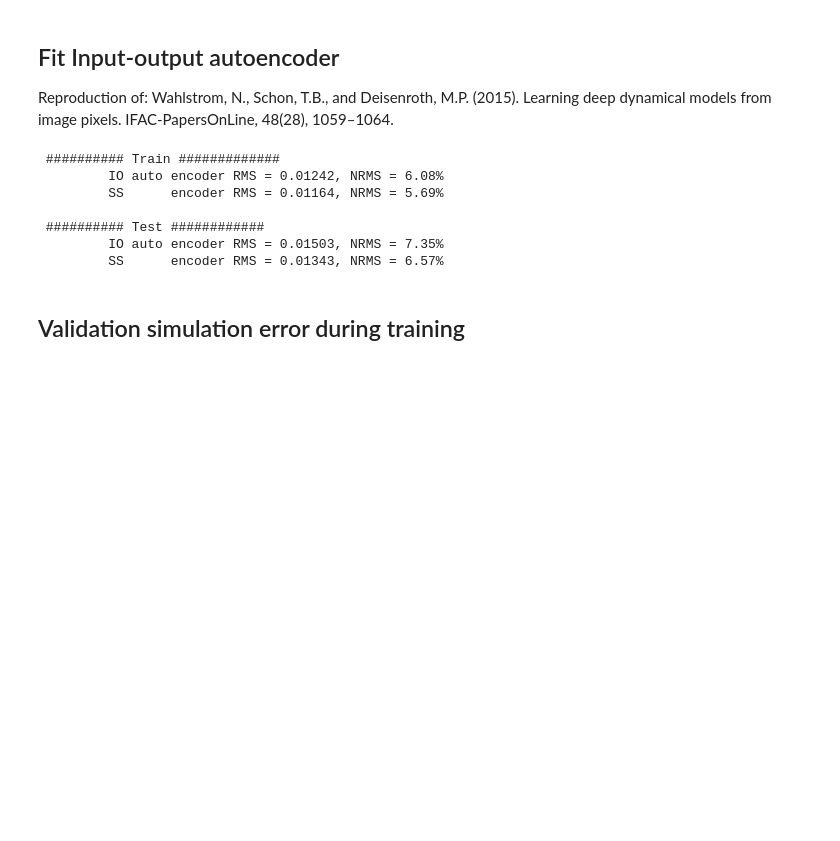
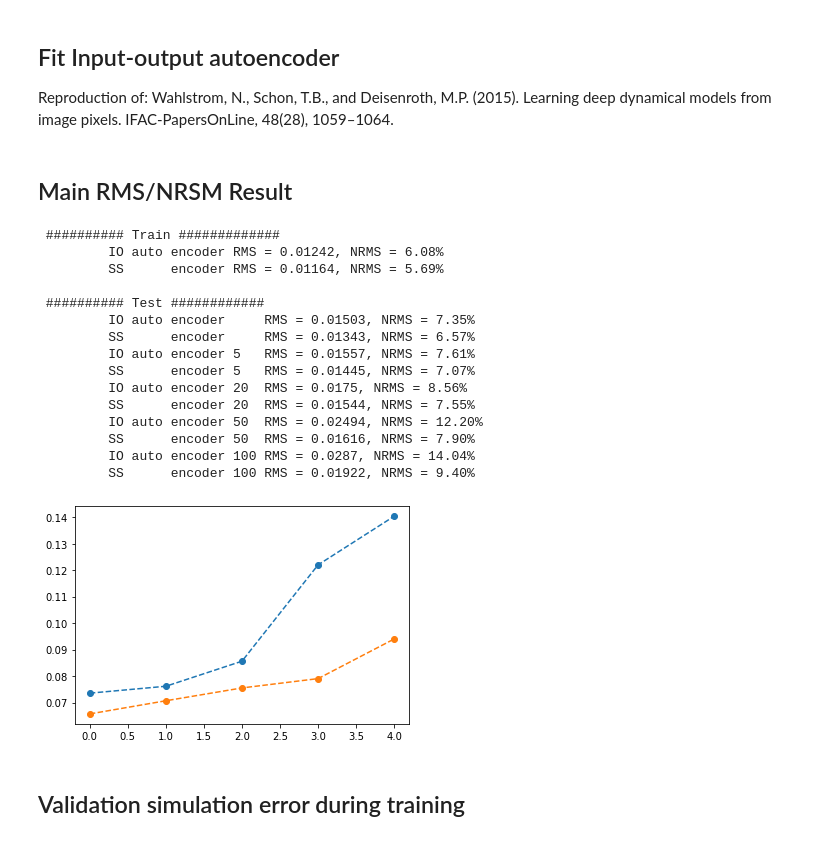
Before and after one commit to GerbenBeintema/SS-encoder-video, a Jupyter notebook: ball-in-box-encoder-approach.ipynb, the cells around one changed output. Cells and saved outputs as stored; diff of their text form; code cells hidden in the pictures; blank space fills up the shorter version.

```diff
--- a/ball-in-box-encoder-approach.ipynb
+++ b/ball-in-box-encoder-approach.ipynb
@@ -59,22 +153,52 @@ else:
 # %%
 test_SS_encoder, test_IO_auto = fit_sys.apply_experiment(test.flatten()).reshape_as(test), fit_sys_auto.apply_experiment(test.flatten()).reshape_as(test)
 train_SS_encoder, train_IO_auto = fit_sys.apply_experiment(train.flatten()).reshape_as(train), fit_sys_auto.apply_experiment(train.flatten()).reshape_as(train)
+# %%
+test_5_auto = fit_sys_auto_5.apply_experiment(test_5.flatten()).reshape_as(test_5)
+test_20_auto = fit_sys_auto_20.apply_experiment(test_20.flatten()).reshape_as(test_20)
+test_50_auto = fit_sys_auto_50.apply_experiment(test_50.flatten()).reshape_as(test_50)
+test_100_auto = fit_sys_auto_100.apply_experiment(test_100.flatten()).reshape_as(test_100)
+# %% [markdown]
+## Main RMS/NRSM Result
 # %%
 print(' ########## Train #############')
 print(f'\t IO auto encoder RMS = {train_IO_auto.RMS(train):.4}, NRMS = {train_IO_auto.RMS(train)/np.std(test.y):.2%}')
 print(f'\t SS      encoder RMS = {train_SS_encoder.RMS(train):.4}, NRMS = {train_SS_encoder.RMS(train)/np.std(test.y):.2%}')
 
 print('\n ########## Test ############')
-print(f'\t IO auto encoder RMS = {test_IO_auto.RMS(test):.4}, NRMS = {test_IO_auto.RMS(test)/np.std(test.y):.2%}')
-print(f'\t SS      encoder RMS = {test_SS_encoder.RMS(test):.4}, NRMS = {test_SS_encoder.RMS(test)/np.std(test.y):.2%}')
+print(f'\t IO auto encoder     RMS = {test_IO_auto.RMS(test):4.04}, NRMS = {test_IO_auto.RMS(test)/np.std(test.y):.2%}')
+print(f'\t SS      encoder     RMS = {test_SS_encoder.RMS(test):4.04}, NRMS = {test_SS_encoder.RMS(test)/np.std(test.y):.2%}')
+print(f'\t IO auto encoder 5   RMS = {test_5_auto.RMS(test):4.4}, NRMS = {test_5_auto.RMS(test)/np.std(test.y):.2%}')
+print(f'\t SS      encoder 5   RMS = {test_5_ss.RMS(test):4.4}, NRMS = {test_5_ss.RMS(test)/np.std(test.y):.2%}')
+print(f'\t IO auto encoder 20  RMS = {test_20_auto.RMS(test):4.4}, NRMS = {test_20_auto.RMS(test)/np.std(test.y):.2%}')
+print(f'\t SS      encoder 20  RMS = {test_20_ss.RMS(test):4.4}, NRMS = {test_20_ss.RMS(test)/np.std(test.y):.2%}')
+print(f'\t IO auto encoder 50  RMS = {test_50_auto.RMS(test):4.4}, NRMS = {test_50_auto.RMS(test)/np.std(test.y):.2%}')
+print(f'\t SS      encoder 50  RMS = {test_50_ss.RMS(test):4.4}, NRMS = {test_50_ss.RMS(test)/np.std(test.y):.2%}')
+print(f'\t IO auto encoder 100 RMS = {test_100_auto.RMS(test):4.4}, NRMS = {test_100_auto.RMS(test)/np.std(test.y):.2%}')
+print(f'\t SS      encoder 100 RMS = {test_100_ss.RMS(test):4.4}, NRMS = {test_100_ss.RMS(test)/np.std(test.y):.2%}')
+P = [test_IO_auto.RMS(test)/np.std(test.y),test_SS_encoder.RMS(test)/np.std(test.y),test_5_auto.RMS(test)/np.std(test.y),test_5_ss.RMS(test)/np.std(test.y),test_20_auto.RMS(test)/np.std(test.y),test_20_ss.RMS(test)/np.std(test.y),test_50_auto.RMS(test)/np.std(test.y),test_50_ss.RMS(test)/np.std(test.y),test_100_auto.RMS(test)/np.std(test.y),test_100_ss.RMS(test)/np.std(test.y)]
+IO_performs = P[::2]
+SS_performs = P[1::2]
+plt.plot(IO_performs,'o--')
+plt.plot(SS_performs,'o--')
+plt.show()
 # %% [output]
  ########## Train #############
          IO auto encoder RMS = 0.01242, NRMS = 6.08%
          SS      encoder RMS = 0.01164, NRMS = 5.69%
 
  ########## Test ############
-         IO auto encoder RMS = 0.01503, NRMS = 7.35%
-         SS      encoder RMS = 0.01343, NRMS = 6.57%
+         IO auto encoder     RMS = 0.01503, NRMS = 7.35%
+         SS      encoder     RMS = 0.01343, NRMS = 6.57%
+         IO auto encoder 5   RMS = 0.01557, NRMS = 7.61%
+         SS      encoder 5   RMS = 0.01445, NRMS = 7.07%
+         IO auto encoder 20  RMS = 0.0175, NRMS = 8.56%
+         SS      encoder 20  RMS = 0.01544, NRMS = 7.55%
+         IO auto encoder 50  RMS = 0.02494, NRMS = 12.20%
+         SS      encoder 50  RMS = 0.01616, NRMS = 7.90%
+         IO auto encoder 100 RMS = 0.0287, NRMS = 14.04%
+         SS      encoder 100 RMS = 0.01922, NRMS = 9.40%
+[figure, added]
 # %% [markdown]
 ## Validation simulation error during training
 # %%
```
Also changed, not shown: parts of 16 cells of this notebook.
